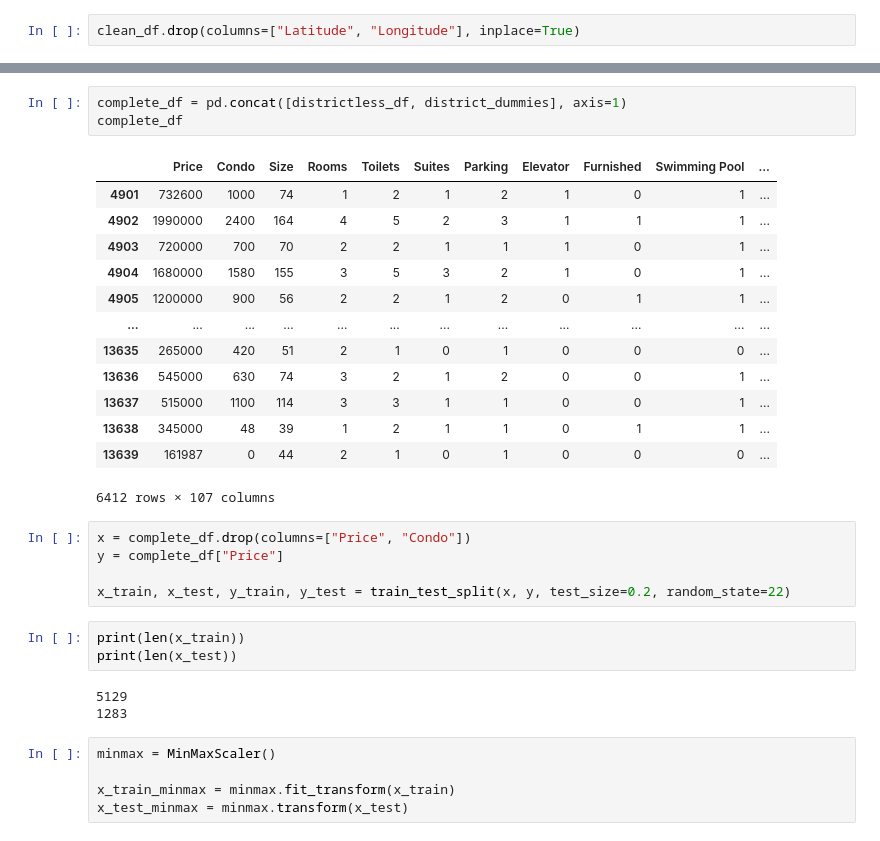
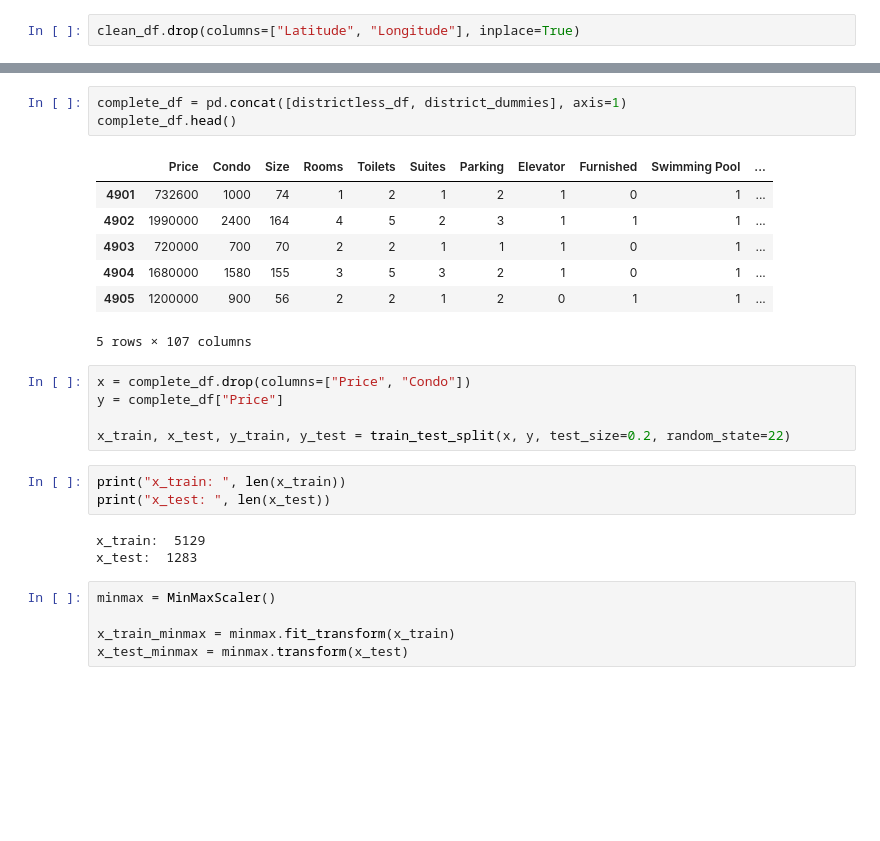
Before and after one commit to cesarnorena/fiap, a Jupyter notebook: neural-networks/checkpoint-02/apartment_rent_regression.ipynb, the cells around one changed output, grey strips where cells are left out. Saved outputs shown, nothing was run; the diff lists cells and outputs as text; blank space fills up the shorter version.

```diff
--- a/neural-networks/checkpoint-02/apartment_rent_regression.ipynb
+++ b/neural-networks/checkpoint-02/apartment_rent_regression.ipynb
@@ -198,31 +163,25 @@ districtless_df
 # %%
 complete_df = pd.concat([districtless_df, district_dummies], axis=1)
-complete_df
+complete_df.head()
 # %% [output]
 |  | Price | Condo | Size | Rooms | Toilets | Suites | Parking | Elevator | Furnished | Swimming Pool | ... |
 | 4901 | 732600 | 1000 | 74 | 1 | 2 | 1 | 2 | 1 | 0 | 1 | ... |
 | 4902 | 1990000 | 2400 | 164 | 4 | 5 | 2 | 3 | 1 | 1 | 1 | ... |
 | 4903 | 720000 | 700 | 70 | 2 | 2 | 1 | 1 | 1 | 0 | 1 | ... |
 | 4904 | 1680000 | 1580 | 155 | 3 | 5 | 3 | 2 | 1 | 0 | 1 | ... |
 | 4905 | 1200000 | 900 | 56 | 2 | 2 | 1 | 2 | 0 | 1 | 1 | ... |
-| ... | ... | ... | ... | ... | ... | ... | ... | ... | ... | ... | ... |
-| 13635 | 265000 | 420 | 51 | 2 | 1 | 0 | 1 | 0 | 0 | 0 | ... |
-| 13636 | 545000 | 630 | 74 | 3 | 2 | 1 | 2 | 0 | 0 | 1 | ... |
-| 13637 | 515000 | 1100 | 114 | 3 | 3 | 1 | 1 | 0 | 0 | 1 | ... |
-| 13638 | 345000 | 48 | 39 | 1 | 2 | 1 | 1 | 0 | 1 | 1 | ... |
-| 13639 | 161987 | 0 | 44 | 2 | 1 | 0 | 1 | 0 | 0 | 0 | ... |
-6412 rows × 107 columns
+5 rows × 107 columns
 # %%
 x = complete_df.drop(columns=["Price", "Condo"])
 y = complete_df["Price"]
 
 x_train, x_test, y_train, y_test = train_test_split(x, y, test_size=0.2, random_state=22)
 # %%
-print(len(x_train))
-print(len(x_test))
+print("x_train: ", len(x_train))
+print("x_test: ", len(x_test))
 # %% [output]
-5129
-1283
+x_train:  5129
+x_test:  1283
 # %%
 minmax = MinMaxScaler()
 
```
Also changed, not shown: parts of 10 cells of this notebook.
